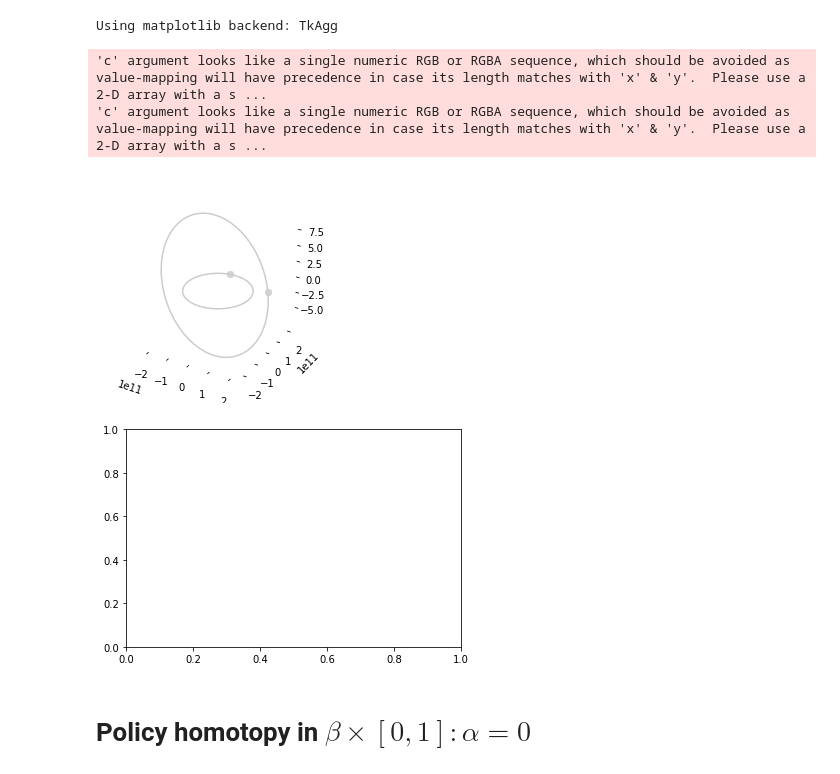
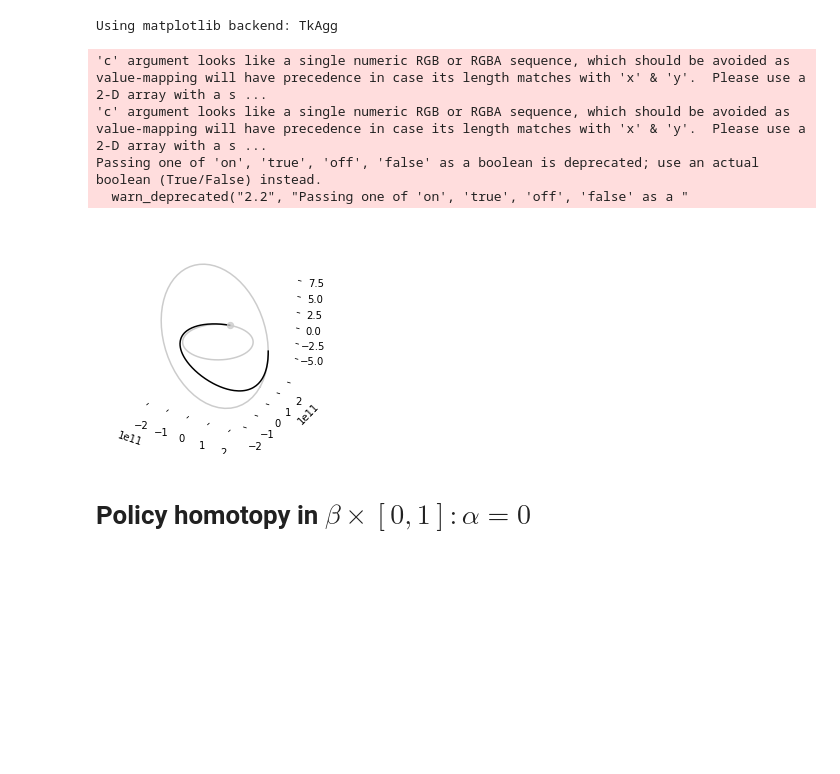
Before and after one commit to cisprague/iros2019, a Jupyter notebook: notebooks/spacecraft.ipynb, the cells around one changed output. Drawn from its saved outputs; the diff is of its cells as text; code cells hidden in the pictures; blank space fills up the shorter version.

```diff
--- a/notebooks/spacecraft.ipynb
+++ b/notebooks/spacecraft.ipynb
@@ -136,47 +172,13 @@ zl, fl, feasl = seg.solve_par(s0, alpha, 200, 450, 50, npar=1000)
-# %%
-# plot
-fig = plt.figure()
-ax = fig.add_subplot(111, projection='3d')
-fig1, ax1 = plt.subplots(1)
-
-# orbits
-pk.orbit_plots.plot_planet(
-    pk.planet.jpl_lp('earth'), pk.epoch(6939.5), color=(0.8, 0.8, 0.8), ax=ax)
-pk.orbit_plots.plot_planet(
-    pk.planet.jpl_lp('mars'), pk.epoch(6939.5), color=(0.8, 0.8, 0.8), ax=ax)
-
-# trajectories
-for i, z in enumerate(zl):
-
-    if feasl[i]:
-
-        # simulate
-        tl, sl, ul = seg.propagate(z[0], s0, z[2:], 0, u=True)
-
-        # plot trajectory
-        ax.plot(sl[:,0], sl[:,1], sl[:,2], "k-", alpha=0.5)
-
-        ax1.plot(tl, ul[:,0], "k-", alpha=0.1)
-
-# tidy up
-ax.set_aspect('equal')
-ax.grid('False')
-
-# Get rid of the panes
-ax.w_xaxis.set_pane_color((1.0, 1.0, 1.0, 0.0))
-ax.w_yaxis.set_pane_color((1.0, 1.0, 1.0, 0.0))
-ax.w_zaxis.set_pane_color((1.0, 1.0, 1.0, 0.0))
-
-# Get rid of the spines
-ax.w_xaxis.line.set_color((1.0, 1.0, 1.0, 0.0))
-ax.w_yaxis.line.set_color((1.0, 1.0, 1.0, 0.0))
-ax.w_zaxis.line.set_color((1.0, 1.0, 1.0, 0.0))
-
-plt.show()
-# %% [output]
-'c' argument looks like a single numeric RGB or RGBA sequence, which should be avoided as value-mapping will have precedence in case its length matches with 'x' & 'y'.  Please use a 2-D array with a s ...
-'c' argument looks like a single numeric RGB or RGBA sequence, which should be avoided as value-mapping will have precedence in case its length matches with 'x' & 'y'.  Please use a 2-D array with a s ...
-[figure, removed]
-[figure, removed]
+# %%
+# plot trajectory
+tl, sl, ul = seg.propagate(z[0], s0, z[2:], alpha, u=True)
+ax = seg.plot_traj(sl, alpha=1)
+plt.show()
+# %% [output]
+'c' argument looks like a single numeric RGB or RGBA sequence, which should be avoided as value-mapping will have precedence in case its length matches with 'x' & 'y'.  Please use a 2-D array with a s ...
+'c' argument looks like a single numeric RGB or RGBA sequence, which should be avoided as value-mapping will have precedence in case its length matches with 'x' & 'y'.  Please use a 2-D array with a s ...
+Passing one of 'on', 'true', 'off', 'false' as a boolean is deprecated; use an actual boolean (True/False) instead.
+  warn_deprecated("2.2", "Passing one of 'on', 'true', 'off', 'false' as a "
+[figure, added]
 # %% [markdown]
 # Policy homotopy in $\beta \times [0, 1] : \alpha = 0$
```
Also changed, not shown: parts of 36 cells of this notebook, 8 other files.
